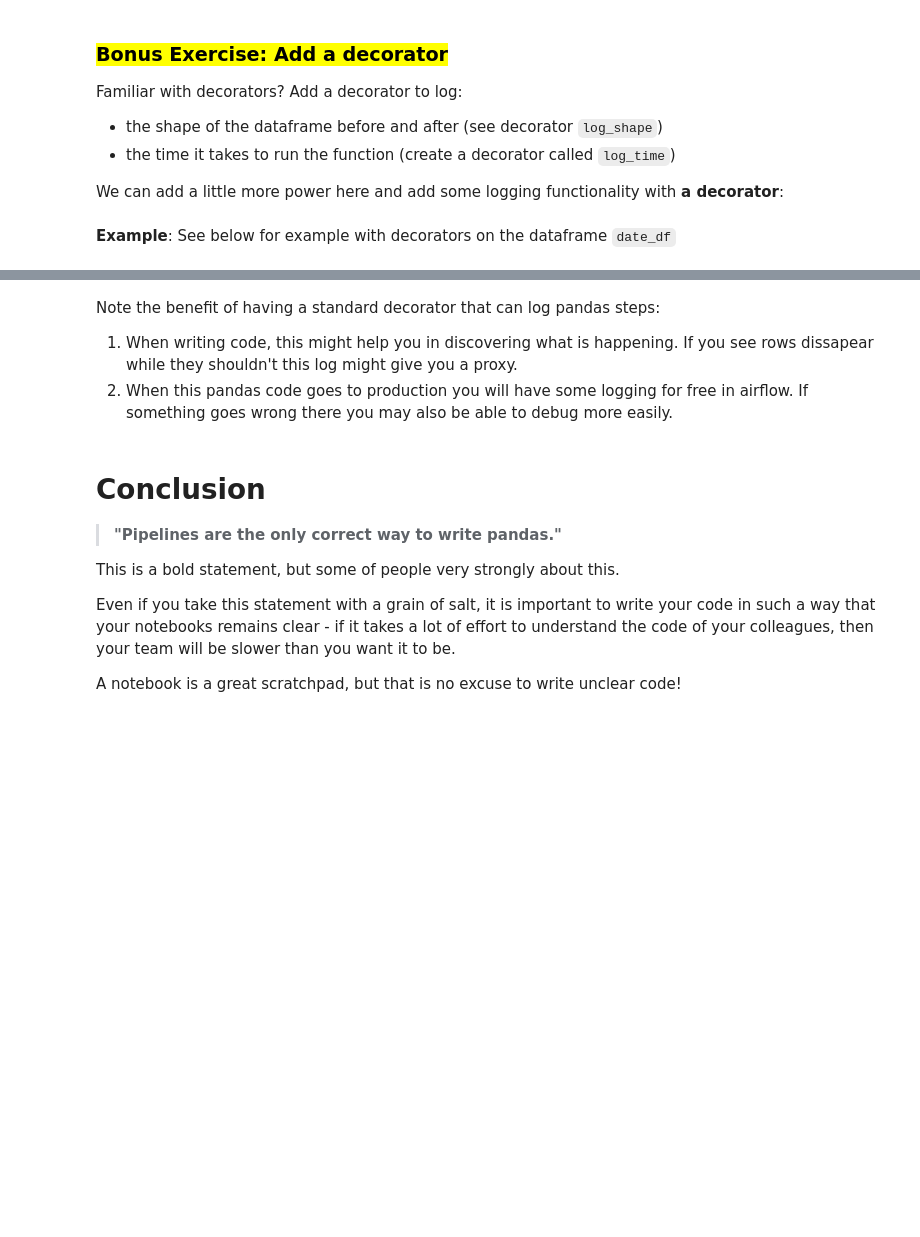
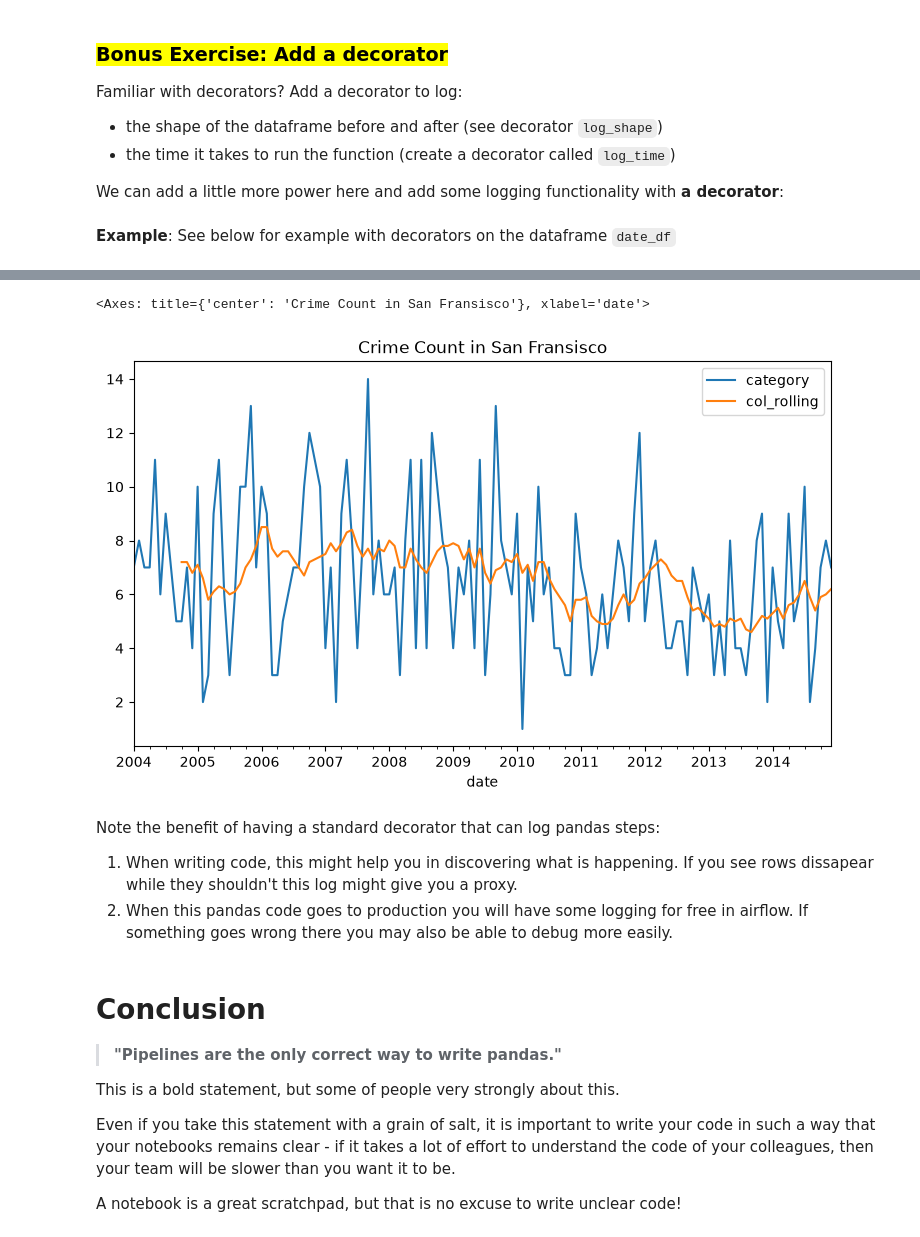
Before and after one commit to EttinaAH/prod-ready-ml-public, a Jupyter notebook: notebooks/decorators_pipelines/Pandas_Pipelines.ipynb, the cells around one changed output, grey strips where cells are left out. Saved outputs shown, nothing was run; the diff lists cells and outputs as text; code cells hidden in the pictures; blank space fills up the shorter version.

```diff
--- a/notebooks/decorators_pipelines/Pandas_Pipelines.ipynb
+++ b/notebooks/decorators_pipelines/Pandas_Pipelines.ipynb
@@ -200,0 +338,72 @@ prep_df = (date_df
+# %%
+# %load answers/pandas_pipelines/pipeline-decorator.py
+from functools import wraps
+import time
+
+def log_shape(func):
+    @wraps(func)
+    def wrapper(*args, **kwargs):
+        result = func(*args, **kwargs)
+        shape_before = args[0].shape
+        shape_after = result.shape
+        print(f"{func.__name__} => before shape:{shape_before} after shape:{shape_after}")
+        return result
+    return wrapper
+
+def log_time(func):
+    @wraps(func)
+    def wrapper(*args, **kwargs):
+        t1 = time.time()
+        result = func(*args, **kwargs)
+        t2 = time.time()
+        print(f'The function {func.__name__} took {round((t2-t1)*1000, 4)}ms to run.')
+        return result
+    return wrapper
+
+@log_shape
+@log_time
+def rename_cols(df, renamer = str.lower, remove_s = ('dates',)):
+    return (
+        df
+        .rename(columns=renamer)
+        .rename(columns = {col: col[:-1] for col in remove_s})
+    )
+
+@log_shape
+@log_time
+def parse_date_types(df, date_cols = ('date',)):
+    return (
+        df
+        .assign(**{col: lambda df: pd.to_datetime(df[col]) for col in date_cols})
+    )
+
+@log_shape
+@log_time
+def set_date_as_index(df, date_col='date'):
+    return df.set_index(date_col).sort_index()
+
+@log_shape
+@log_time
+def filter_date(df, start='2004', end='2014'):
+    return df.loc[start:end]
+
+@log_shape
+@log_time
+def resample(df, sample='ME', value='category', agg='count'):
+    return df.resample(sample)[[value]].agg(agg)
+
+@log_shape
+@log_time
+def get_rolling(df, window=10, col='category', agg='mean'):
+    return df.assign(**{f'col_rolling': lambda df: df[col].rolling(window).agg(agg)})
+
+(
+    sanfran
+    .pipe(rename_cols)
+    .pipe(parse_date_types)
+    .pipe(set_date_as_index)
+    .pipe(filter_date)
+    .pipe(resample)
+    .pipe(get_rolling)
+).plot(figsize=(9,5), title='Crime Count in San Fransisco')
+# %% [output]
@@ -201,3 +422,5 @@ prep_df = (date_df
+<Axes: title={'center': 'Crime Count in San Fransisco'}, xlabel='date'>
+[figure, added]
 # %% [markdown]
 Note the benefit of having a standard decorator that can log pandas steps:
 
```
Also changed, not shown: parts of 15 cells of this notebook, 49 other files.
